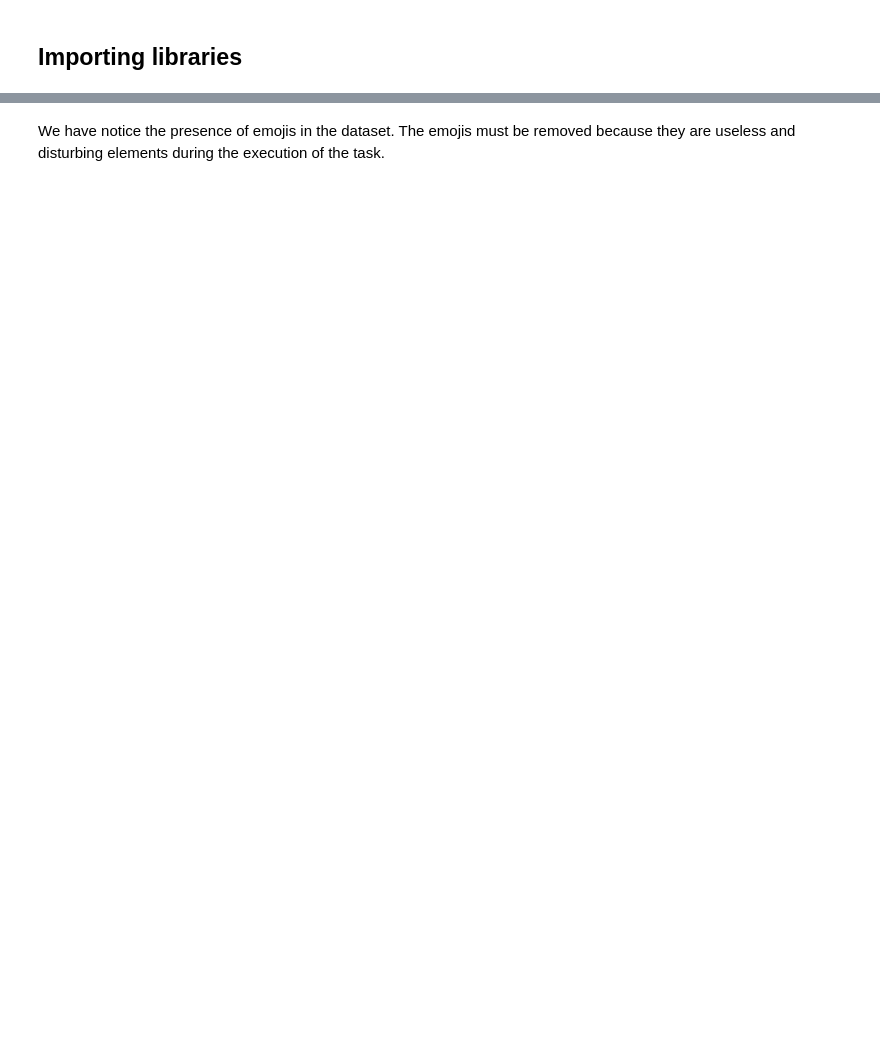
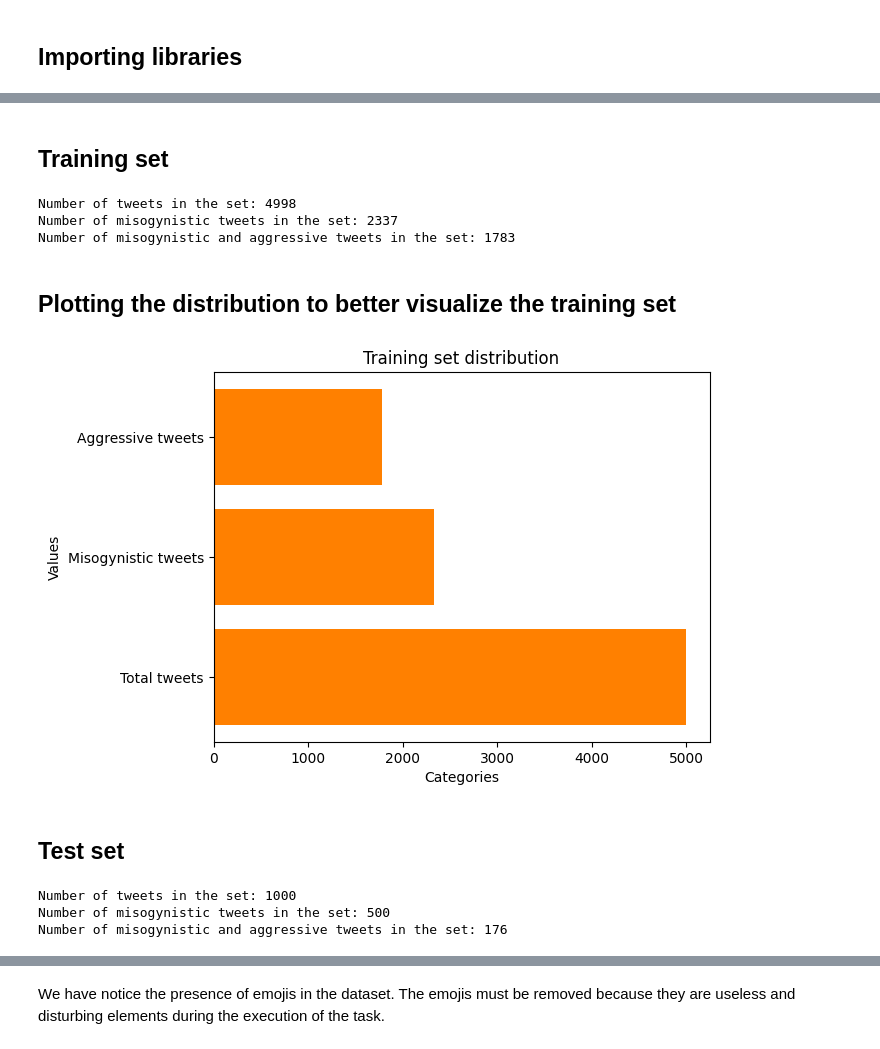
Before and after one commit to SigFerdo/Natural-Language-Processing-2023, a Jupyter notebook: task.ipynb, the cells around one changed output, grey strips where cells are left out. Cells and saved outputs as stored; diff of their text form; code cells hidden in the pictures; blank space fills up the shorter version.

```diff
--- a/task.ipynb
+++ b/task.ipynb
@@ -7,0 +30,63 @@ import emoji
+# %% [markdown]
+## Training set
+# %%
+def read_set(input_set):
+    data = []
+    with open(input_set, 'r', encoding='utf-8') as tsv_file:
+        tsv_reader = csv.reader(tsv_file, delimiter='\t')
+        next(tsv_reader)  # Salta l'intestazione del file
+
+        # Legge le righe del file e salva le features e le labels come dizionari
+        for row in tsv_reader:
+            sample = {}
+            sample['text'] = row[1]
+            sample['misogynous'] = int(row[2])
+            sample['aggressiveness'] = int(row[3])
+
+            data.append(sample)
+    return data
+
+train_set = read_set("Datasets/raw_training_data.tsv")
+train_tweets_number = len(train_set)
+train_m_tweets_number = len([sample['text'] for sample in train_set if sample['misogynous'] == 1])
+train_a_tweets_number = len([sample['text'] for sample in train_set if sample['aggressiveness'] == 1])
+print("Number of tweets in the set:", train_tweets_number)
+print("Number of misogynistic tweets in the set:", train_m_tweets_number)
+print("Number of misogynistic and aggressive tweets in the set:", train_a_tweets_number)
+# %% [output]
+Number of tweets in the set: 4998
+Number of misogynistic tweets in the set: 2337
+Number of misogynistic and aggressive tweets in the set: 1783
+# %% [markdown]
+## Plotting the distribution to better visualize the training set
+# %%
+categories = ["Total tweets", "Misogynistic tweets", "Aggressive tweets"]
+values = [train_tweets_number, train_m_tweets_number, train_a_tweets_number]
+# Creazione del grafico a barre
+plt.barh(categories, values, color='#FF8000')
+
+# Aggiunta di etichette agli assi
+plt.xlabel('Categories')
+plt.ylabel('Values')
+
+# Aggiunta di un titolo al grafico
+plt.title('Training set distribution')
+
+# Mostra il grafico
+plt.show()
+# %% [output]
+[figure, added]
+# %% [markdown]
+## Test set
+# %%
+test_set = read_set("Datasets/raw_test_data.tsv")
+tweets_number = len(test_set)
+m_tweets_number = len([sample['text'] for sample in test_set if sample['misogynous'] == 1])
+a_tweets_number = len([sample['text'] for sample in test_set if sample['aggressiveness'] == 1])
+print("Number of tweets in the set:", tweets_number)
+print("Number of misogynistic tweets in the set:", m_tweets_number)
+print("Number of misogynistic and aggressive tweets in the set:", a_tweets_number)
+# %% [output]
+Number of tweets in the set: 1000
+Number of misogynistic tweets in the set: 500
+Number of misogynistic and aggressive tweets in the set: 176
```
Also changed, not shown: parts of 28 cells of this notebook, 1 other file.
